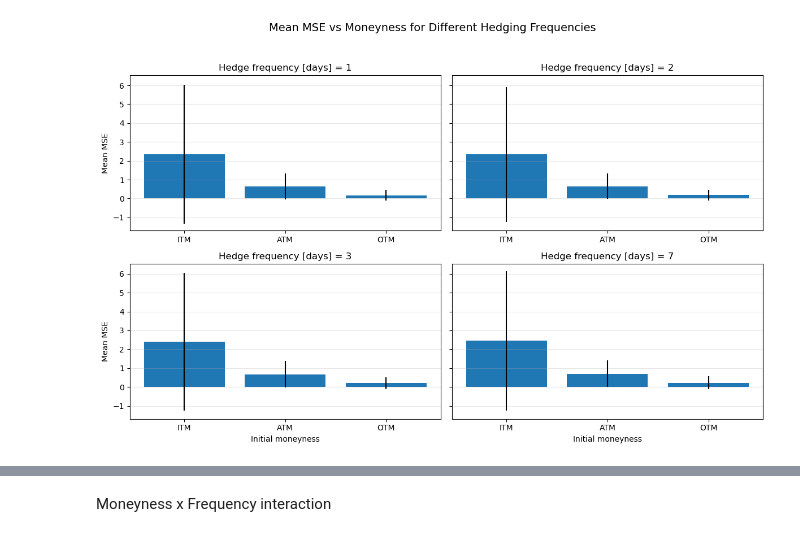
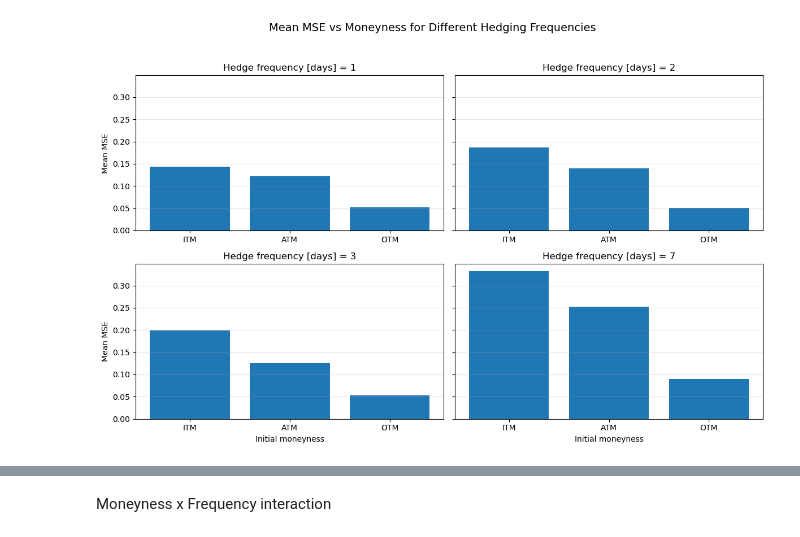
Before and after one commit to tymos2000/hedging_assignment, a Jupyter notebook: notebooks/IBM_hedge.ipynb, the cells around one changed output, grey strips where cells are left out. Drawn from its saved outputs; the diff is of its cells as text; code cells hidden in the pictures.

```diff
--- a/notebooks/IBM_hedge.ipynb
+++ b/notebooks/IBM_hedge.ipynb
@@ -20,0 +73,38 @@ Name: delta, dtype: float64
+# %%
+def select_one_option_per_moneyness(data):
+    # gives one row per option: | option_id | expiration_date | initial_moneyness | delta_start |
+    per_option = (
+        data[['option_id', 'expiration_date', 'initial_moneyness', 'delta_start']]
+        .drop_duplicates()
+    )
+
+    targets = {'ITM': 0.75, 'ATM': 0.50, 'OTM': 0.25}
+
+    selected_rows = []
+
+    # iterate over expiration dates
+    for exp, group_exp in per_option.groupby('expiration_date'):
+
+        # for each moneyness bucket
+        for mon, target in targets.items():
+            group_mon = group_exp[group_exp["initial_moneyness"] == mon]
+
+
+            # find row with delta_start closest to target
+            idx = (group_mon["delta_start"] - target).abs().idxmin()
+            selected_rows.append(group_mon.loc[idx])
+
+    selected = pd.DataFrame(selected_rows).reset_index(drop=True)
+    return selected
+# %%
+valid_expirations = counts[
+    (counts['ATM'] > 0) &
+    (counts['ITM'] > 0) &
+    (counts['OTM'] > 0)
+].index
+
+analysis_data = data[data['expiration_date'].isin(valid_expirations)].copy()
+
+selected = select_one_option_per_moneyness(analysis_data)
+selected_ids = selected['option_id']
+analysis_data = analysis_data[analysis_data['option_id'].isin(selected_ids)]
@@ -21,7 +113,7 @@ Name: delta, dtype: float64
 # %%
 frequencies = [1, 2, 3, 7]
 moneyness_levels = ['ITM', 'ATM', 'OTM']
-summary = run_delta_hedge_analysis(data, frequencies)
+summary = run_delta_hedge_analysis(analysis_data, frequencies)
 # %%
 aggregated_summary = (
     summary
@@ -55,34 +147,35 @@ aggregated_summary.head()
 # %%
 fig, axes = plt.subplots(2, 2, figsize=(12, 8), sharey=True)
 axes = axes.ravel()
 
 for idx, freq in enumerate(frequencies):
     ax = axes[idx]
 
     df = aggregated_summary[aggregated_summary['hedge_frequency'] == freq]
 
     x = np.arange(len(df))
     means = df['mean_mse'].values
     stds = df['std_mse'].values
     labels = df['initial_moneyness'].astype(str).tolist()
 
-    ax.bar(x, means, yerr=stds)
+    # ax.bar(x, means, yerr=stds)
+    ax.bar(x, means)
     ax.set_xticks(x)
     ax.set_xticklabels(labels)
 
     ax.set_title(f"Hedge frequency [days] = {freq}")
     ax.grid(axis="y", alpha=0.3)
     if idx % 2 == 0:
         ax.set_ylabel("Mean MSE")
 
 for ax in axes[-2:]:
     ax.set_xlabel("Initial moneyness")
 
 fig.suptitle("Mean MSE vs Moneyness for Different Hedging Frequencies", fontsize=14)
 fig.tight_layout(rect=[0, 0.03, 1, 0.95])
 plt.show()
 # %% [output]
-[figure, old version]
+[figure, new version]
 # %%
 aggregated_freq = (
     summary
```
Also changed, not shown: parts of 21 cells of this notebook, 8 other files.
